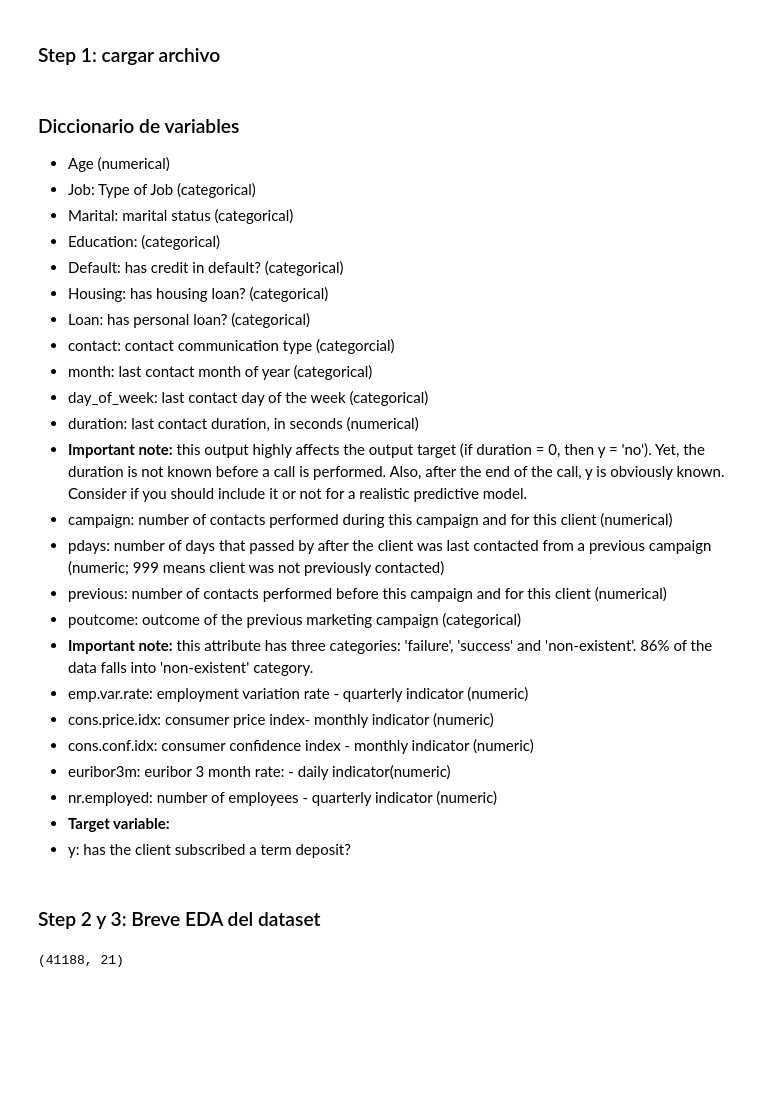
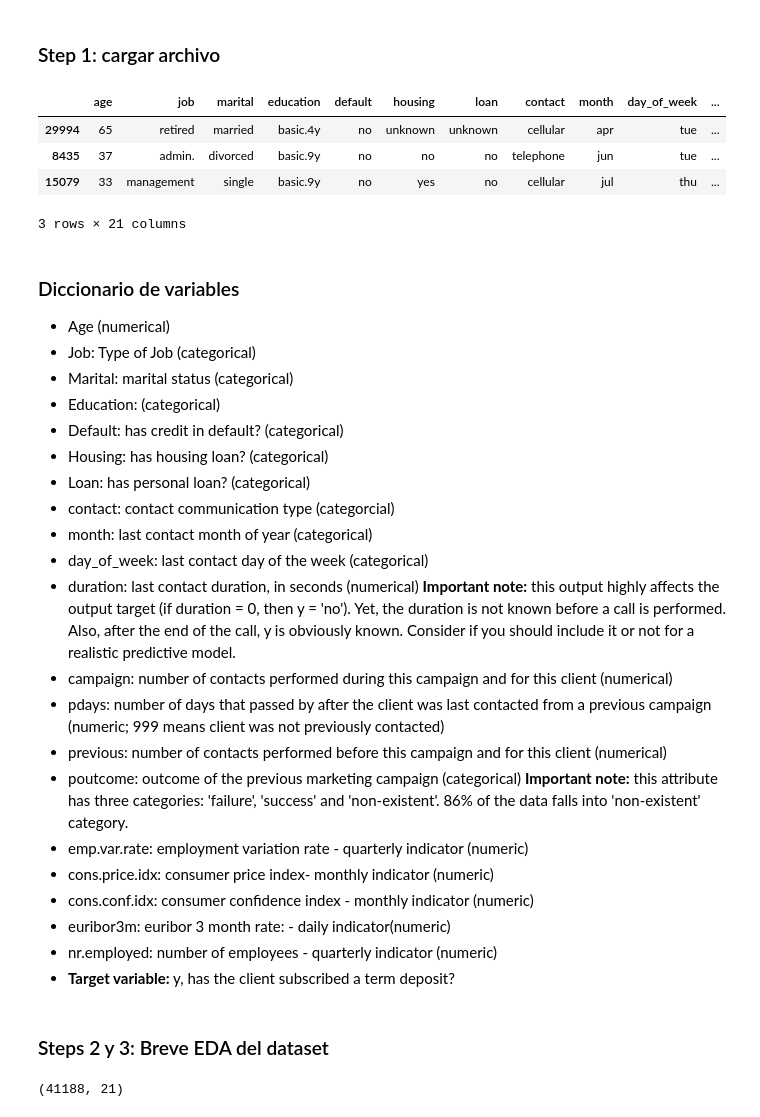
Before and after one commit to RominaGonella/Logistic-Regression-Project-Tutorial, a Jupyter notebook: src/explore.ipynb, the cells around one changed output. Cells and saved outputs as stored; diff of their text form; code cells hidden in the pictures; blank space fills up the shorter version.

```diff
--- a/src/explore.ipynb
+++ b/src/explore.ipynb
@@ -16,6 +16,14 @@ import seaborn as sns
 # %%
 # se carga archivo de la web
 df_raw = pd.read_csv('https://raw.githubusercontent.com/4GeeksAcademy/logistic-regression-project-tutorial/main/bank-marketing-campaign-data.csv', delimiter=';')
+# %%
+df_raw.sample(3)
+# %% [output]
+|  | age | job | marital | education | default | housing | loan | contact | month | day_of_week | ... |
+| 29994 | 65 | retired | married | basic.4y | no | unknown | unknown | cellular | apr | tue | ... |
+| 8435 | 37 | admin. | divorced | basic.9y | no | no | no | telephone | jun | tue | ... |
+| 15079 | 33 | management | single | basic.9y | no | yes | no | cellular | jul | thu | ... |
+3 rows × 21 columns
 # %%
 # se guarda en la carpeta data/raw
 df_raw.to_csv('../data/raw/dataset_bank.csv')
@@ -33,21 +41,20 @@ df_raw.to_csv('../data/raw/dataset_bank.csv')
 * month: last contact month of year (categorical)
 * day_of_week: last contact day of the week (categorical)
 * duration: last contact duration, in seconds (numerical)
-* **Important note:** this output highly affects the output target (if duration = 0, then y = 'no'). Yet, the duration is not known before a call is performed. Also, after the end of the call, y is obviously known. Consider if you should include it or not for a realistic predictive model.
+**Important note:** this output highly affects the output target (if duration = 0, then y = 'no'). Yet, the duration is not known before a call is performed. Also, after the end of the call, y is obviously known. Consider if you should include it or not for a realistic predictive model.
 * campaign: number of contacts performed during this campaign and for this client (numerical)
 * pdays: number of days that passed by after the client was last contacted from a previous campaign (numeric; 999 means client was not previously contacted)
 * previous: number of contacts performed before this campaign and for this client (numerical)
 * poutcome: outcome of the previous marketing campaign (categorical)
-* **Important note:** this attribute has three categories: 'failure', 'success' and 'non-existent'. 86% of the data falls into 'non-existent' category.
+**Important note:** this attribute has three categories: 'failure', 'success' and 'non-existent'. 86% of the data falls into 'non-existent' category.
 * emp.var.rate: employment variation rate - quarterly indicator (numeric)
 * cons.price.idx: consumer price index- monthly indicator (numeric)
 * cons.conf.idx: consumer confidence index - monthly indicator (numeric)
 * euribor3m: euribor 3 month rate: - daily indicator(numeric)
 * nr.employed: number of employees - quarterly indicator (numeric)
-* **Target variable:**
-* y: has the client subscribed a term deposit?
+* **Target variable:** y, has the client subscribed a term deposit?
 # %% [markdown]
-### Step 2 y 3: Breve EDA del dataset
+### Steps 2 y 3: Breve EDA del dataset
 # %%
 # se carga desde la carpeta
 df_bank = pd.read_csv('../data/raw/dataset_bank.csv', index_col = 0)
```
Also changed, not shown: parts of 11 cells of this notebook.
